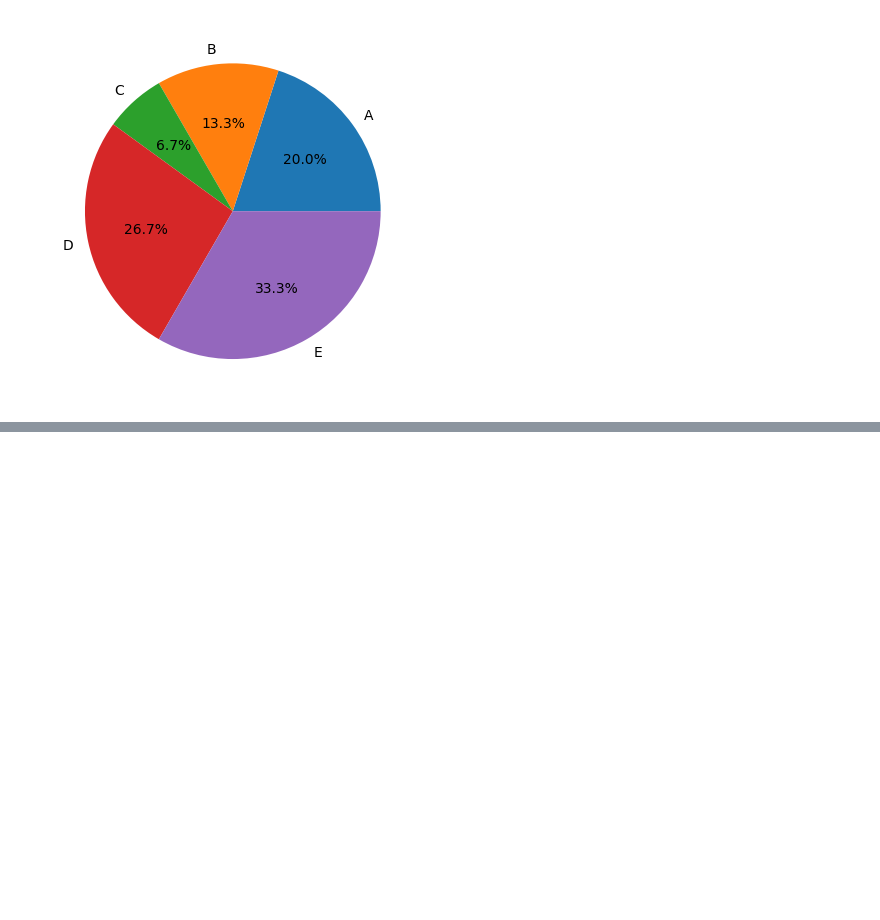
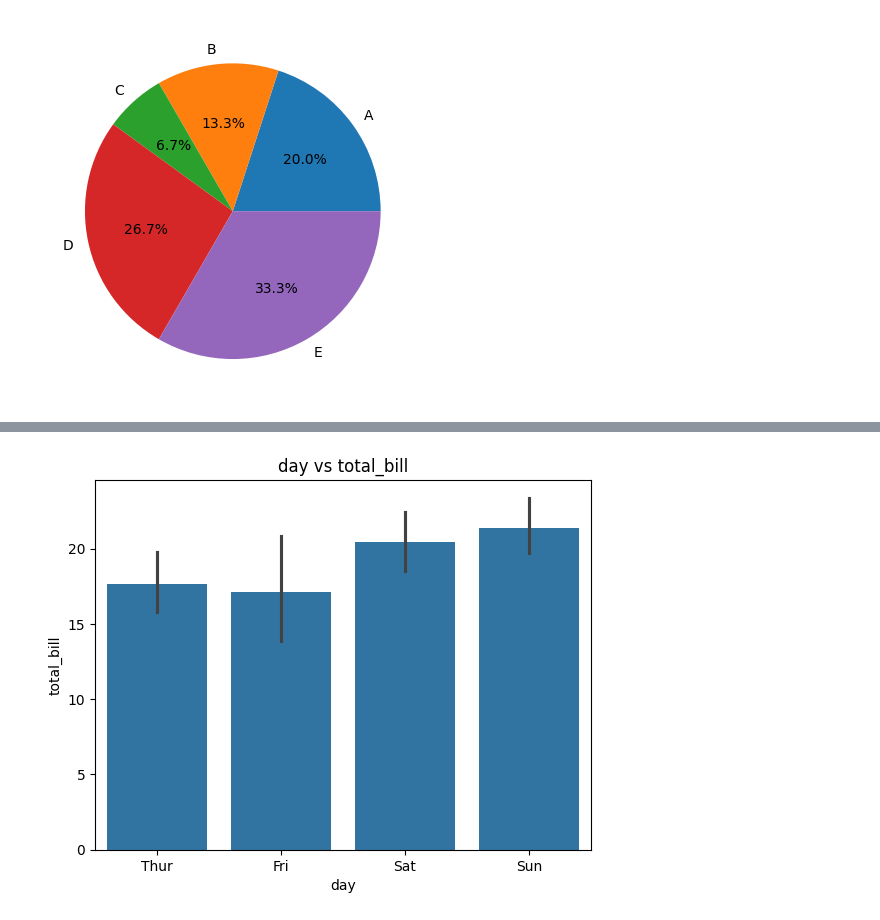
Before and after one commit to AnuragRachoti/venv, a Jupyter notebook: ssl/dataanalytics/visualizatio.ipynb, the cells around one changed output, grey strips where cells are left out. Cells and saved outputs as stored; diff of their text form; code cells hidden in the pictures; blank space fills up the shorter version.

```diff
--- a/ssl/dataanalytics/visualizatio.ipynb
+++ b/ssl/dataanalytics/visualizatio.ipynb
@@ -119,0 +155,7 @@ plt.pie(sizes,labels = label, autopct="%1.1f%%")
+# %%
+##categorical plots
+sns.barplot(x='day', y='total_bill', data=tips)
+plt.title('day vs total_bill')
+plt.show()
+# %% [output]
+[figure, added]
```
Also changed, not shown: parts of 9 cells of this notebook.
